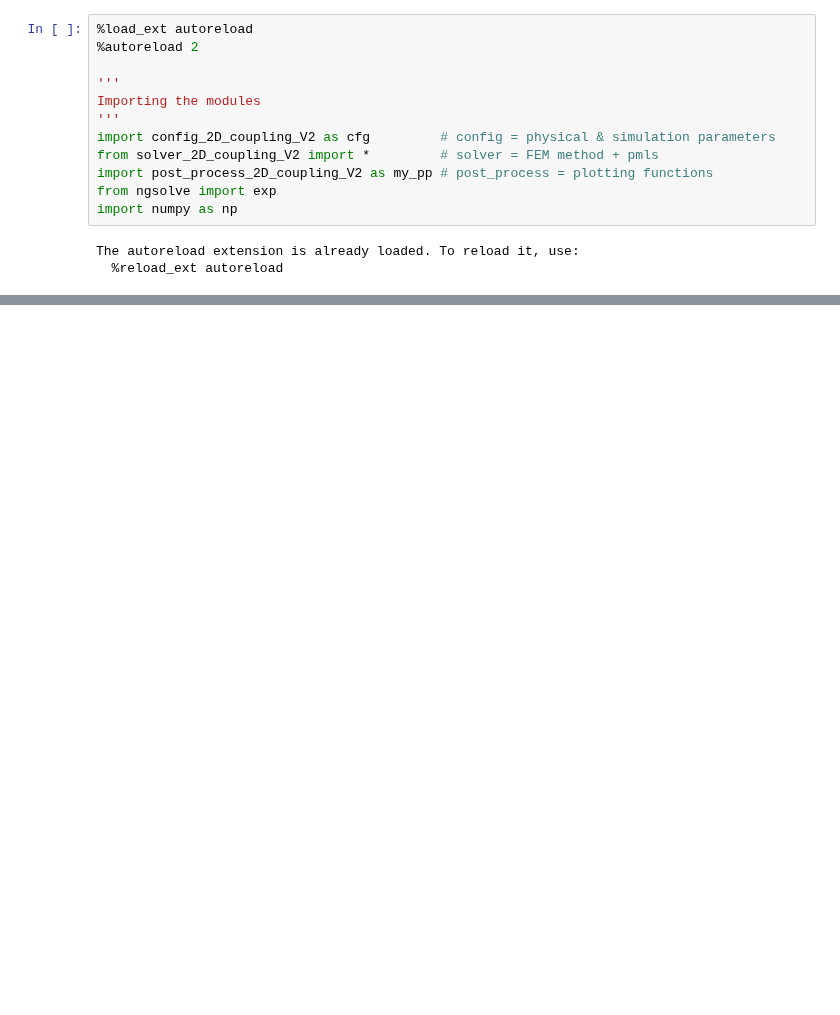
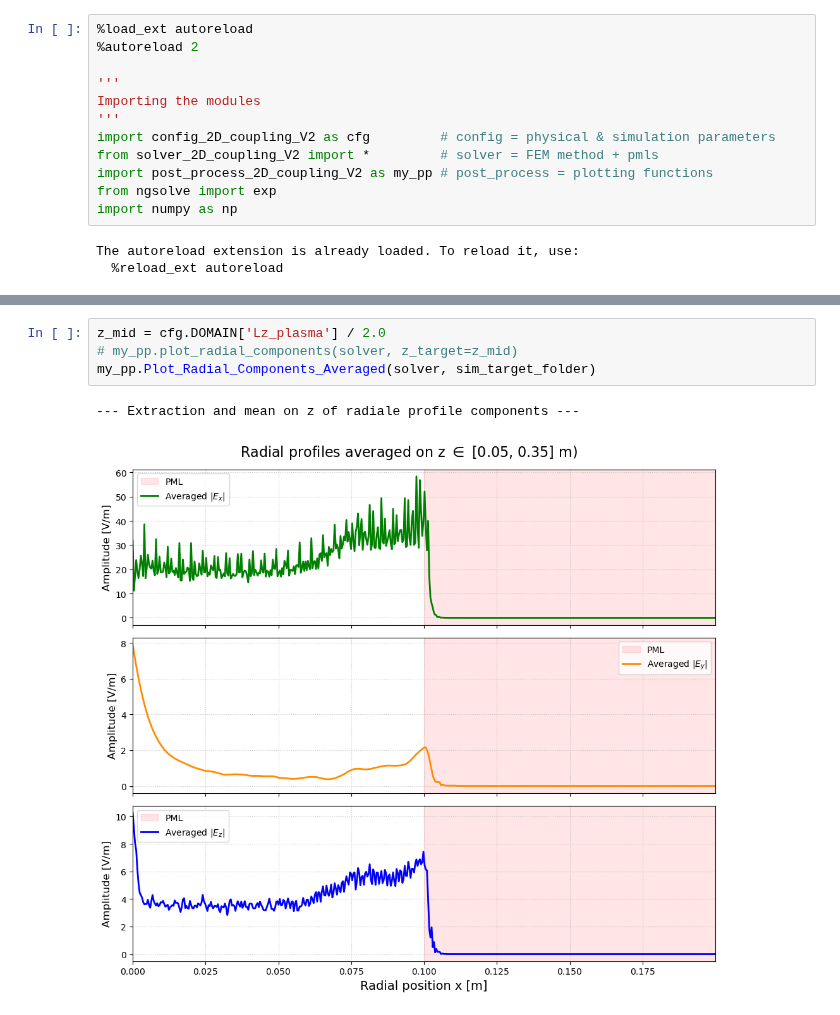
Before and after one commit to RemiBellon/LH_coupling_code_remi, a Jupyter notebook: LH_2D_Coupling/main_jupyter_2D_coupling_V2.ipynb, the cells around one changed output, grey strips where cells are left out. Cells and saved outputs as stored; diff of their text form; blank space fills up the shorter version.

```diff
--- a/LH_2D_Coupling/main_jupyter_2D_coupling_V2.ipynb
+++ b/LH_2D_Coupling/main_jupyter_2D_coupling_V2.ipynb
@@ -128,0 +123,7 @@ map density piecewise_linear
+# %%
+z_mid = cfg.DOMAIN['Lz_plasma'] / 2.0
+# my_pp.plot_radial_components(solver, z_target=z_mid)
+my_pp.Plot_Radial_Components_Averaged(solver, sim_target_folder)
+# %% [output]
+--- Extraction and mean on z of radiale profile components ---
+[figure, added]
```
Also changed, not shown: parts of 4 cells of this notebook, 42 other files.
